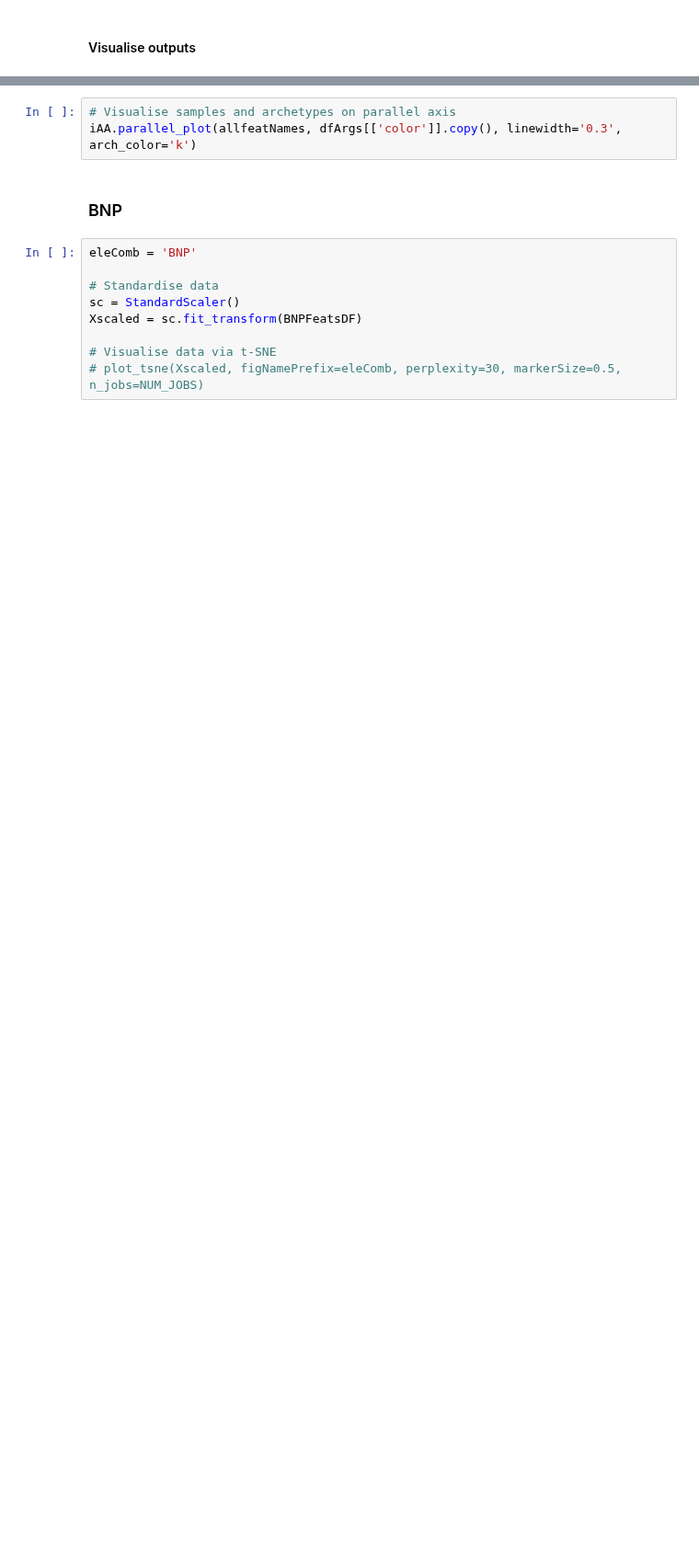
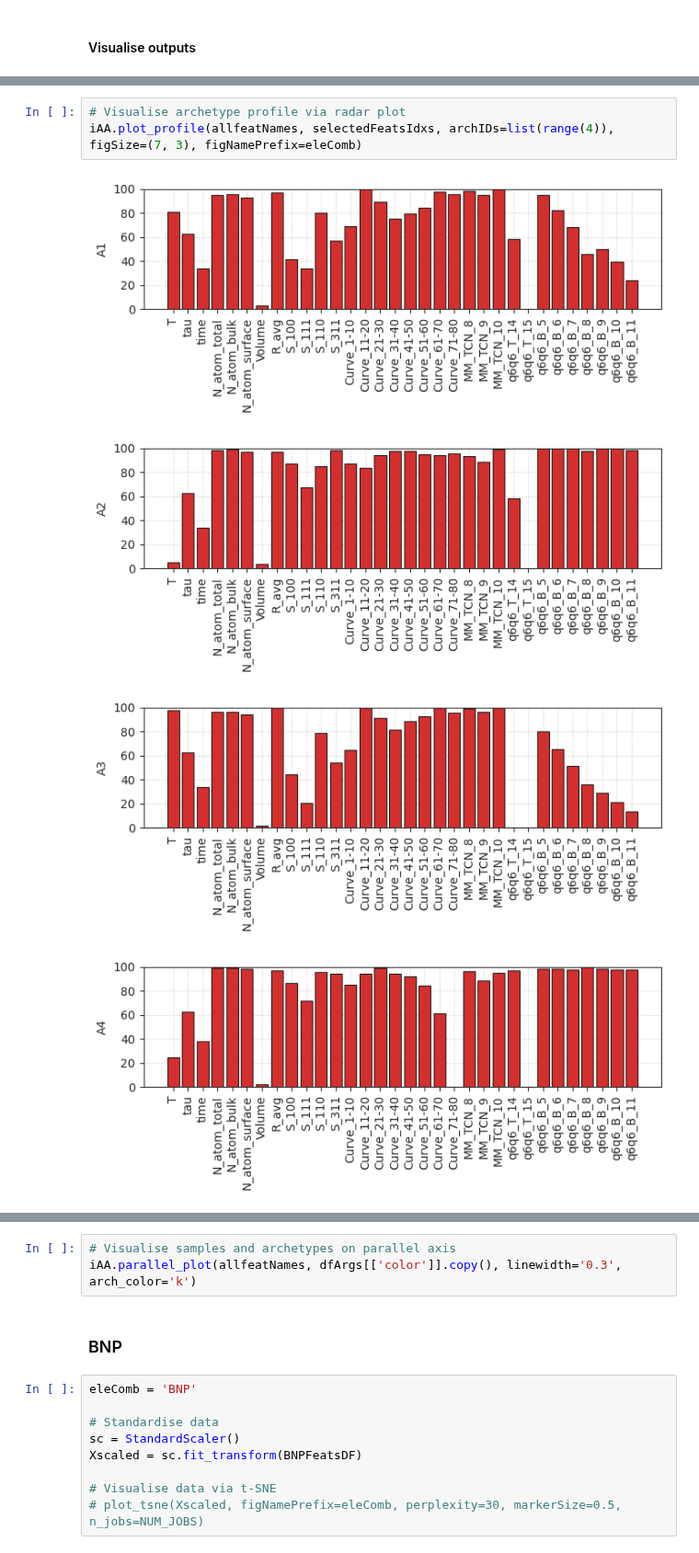
Before and after one commit to Jon-Ting/iterative-archetypal-analysis, a Jupyter notebook: IAA_BNP.ipynb, the cells around one changed output, grey strips where cells are left out. Shown at 92% size. Cells and saved outputs as stored; diff of their text form; blank space fills up the shorter version.

```diff
--- a/IAA_BNP.ipynb
+++ b/IAA_BNP.ipynb
@@ -610,2 +538,10 @@ iAA.plot_profile(allfeatNames, selectedFeatsIdxs, figSize=(7, 3), figNamePrefix=
+# %%
+# Visualise archetype profile via radar plot
+iAA.plot_profile(allfeatNames, selectedFeatsIdxs, archIDs=list(range(4)), figSize=(7, 3), figNamePrefix=eleComb)
+# %% [output]
+[figure, added]
+[figure, added]
+[figure, added]
+[figure, added]
 # %%
 # Visualise archetype profile via radar plot
```
Also changed, not shown: parts of 16 cells of this notebook, 34 other files.
